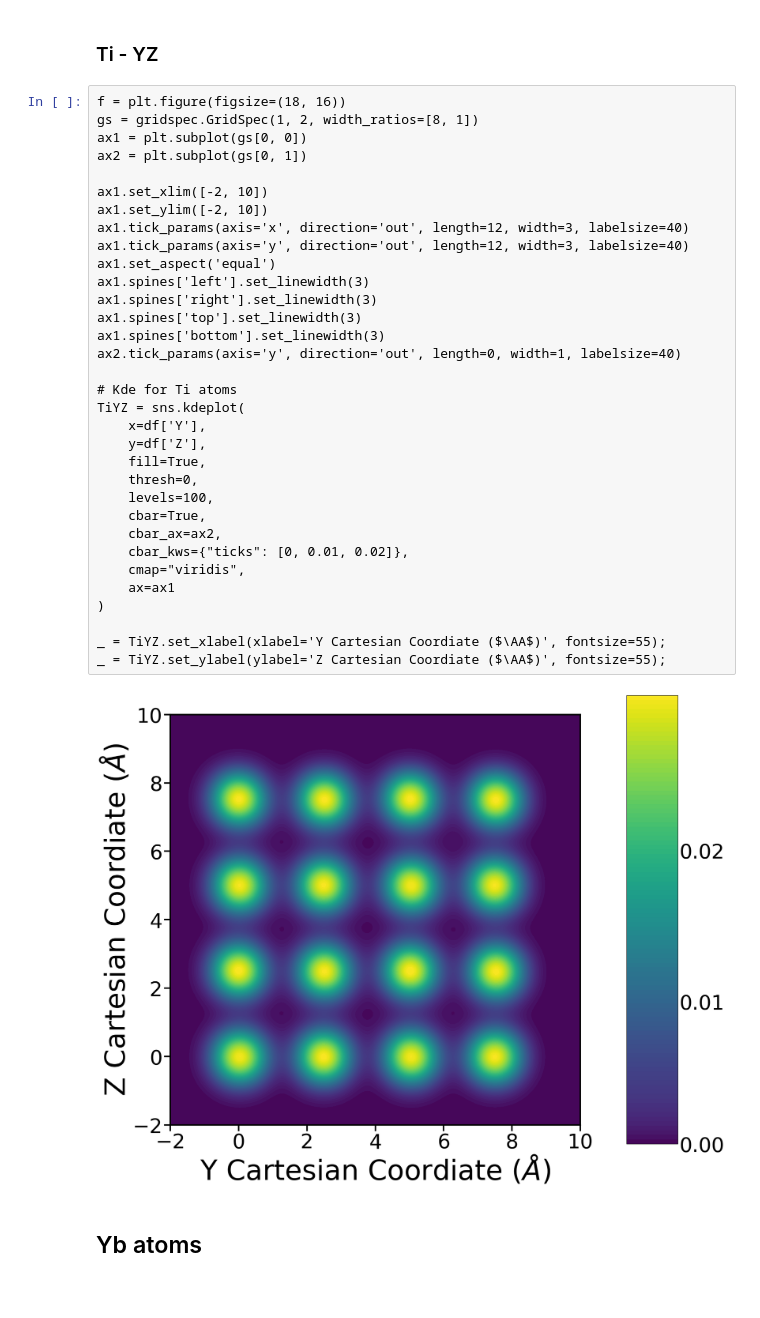
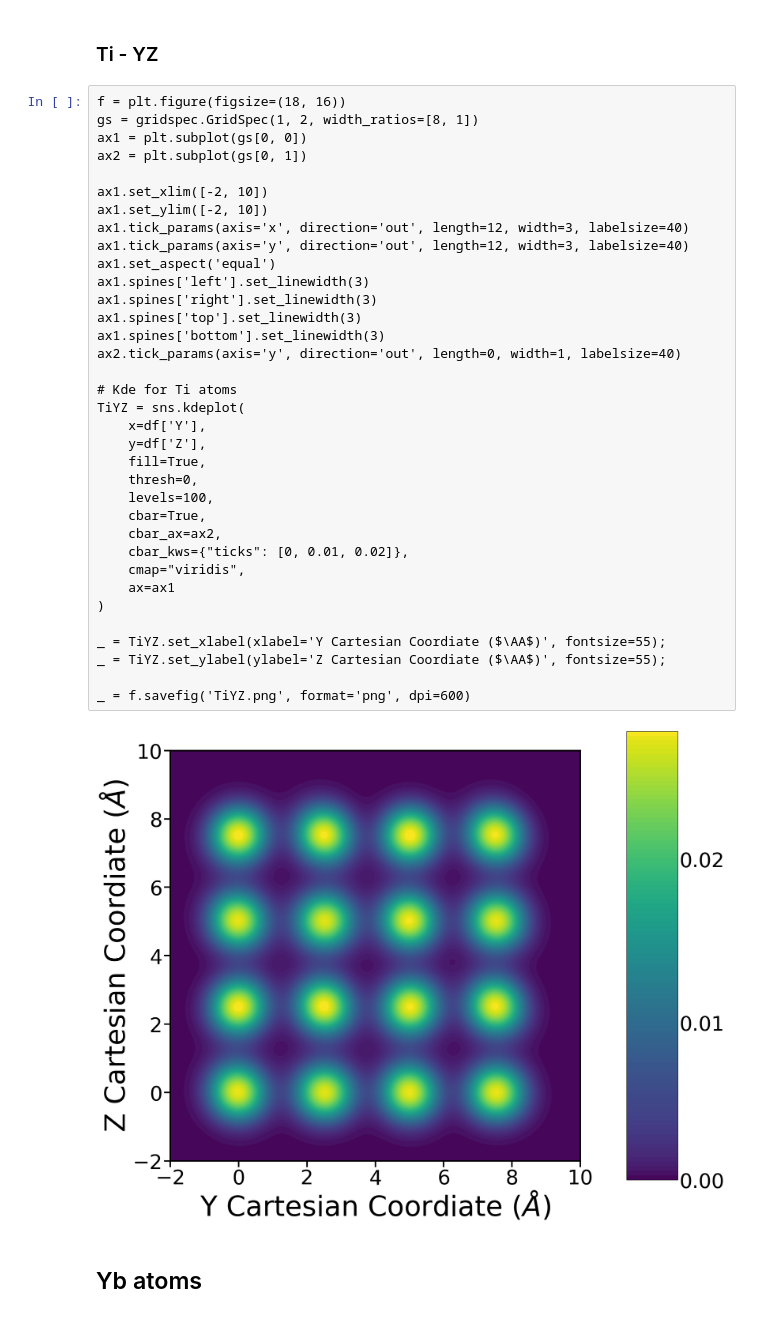
Before and after one commit to Kvieta1990/Working_Proj, a Jupyter notebook: Research/HDZ_RMC/RMC_Optimal_fittings/ytso_0_try6_retry12/All_Analysis.ipynb, the cells around one changed output. Drawn from its saved outputs; the diff is of its cells as text.

```diff
--- a/Research/HDZ_RMC/RMC_Optimal_fittings/ytso_0_try6_retry12/All_Analysis.ipynb
+++ b/Research/HDZ_RMC/RMC_Optimal_fittings/ytso_0_try6_retry12/All_Analysis.ipynb
@@ -124,34 +128,36 @@ ax1 = plt.subplot(gs[0, 0])
 ax2 = plt.subplot(gs[0, 1])
 
 ax1.set_xlim([-2, 10])
 ax1.set_ylim([-2, 10])
 ax1.tick_params(axis='x', direction='out', length=12, width=3, labelsize=40)
 ax1.tick_params(axis='y', direction='out', length=12, width=3, labelsize=40)
 ax1.set_aspect('equal')
 ax1.spines['left'].set_linewidth(3)
 ax1.spines['right'].set_linewidth(3)
 ax1.spines['top'].set_linewidth(3)
 ax1.spines['bottom'].set_linewidth(3)
 ax2.tick_params(axis='y', direction='out', length=0, width=1, labelsize=40)
 
 # Kde for Ti atoms
 TiYZ = sns.kdeplot(
     x=df['Y'],
     y=df['Z'],
     fill=True,
     thresh=0,
     levels=100,
     cbar=True,
     cbar_ax=ax2,
     cbar_kws={"ticks": [0, 0.01, 0.02]},
     cmap="viridis",
     ax=ax1
 )
 
 _ = TiYZ.set_xlabel(xlabel='Y Cartesian Coordiate ($\AA$)', fontsize=55);
 _ = TiYZ.set_ylabel(ylabel='Z Cartesian Coordiate ($\AA$)', fontsize=55);
+
+_ = f.savefig('TiYZ.png', format='png', dpi=600)
 # %% [output]
-[figure, old version]
+[figure, new version]
 # %% [markdown]
 ## Yb atoms
 # %%
```
Also changed, not shown: parts of 11 cells of this notebook, 9 other files.
